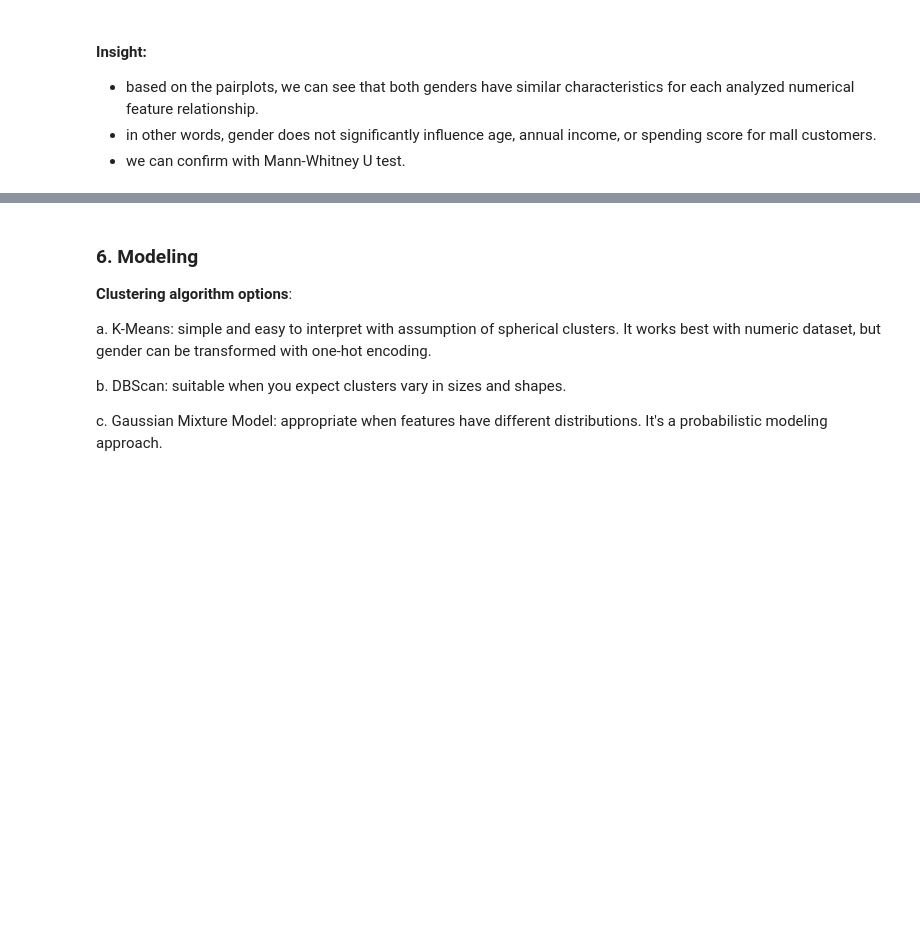
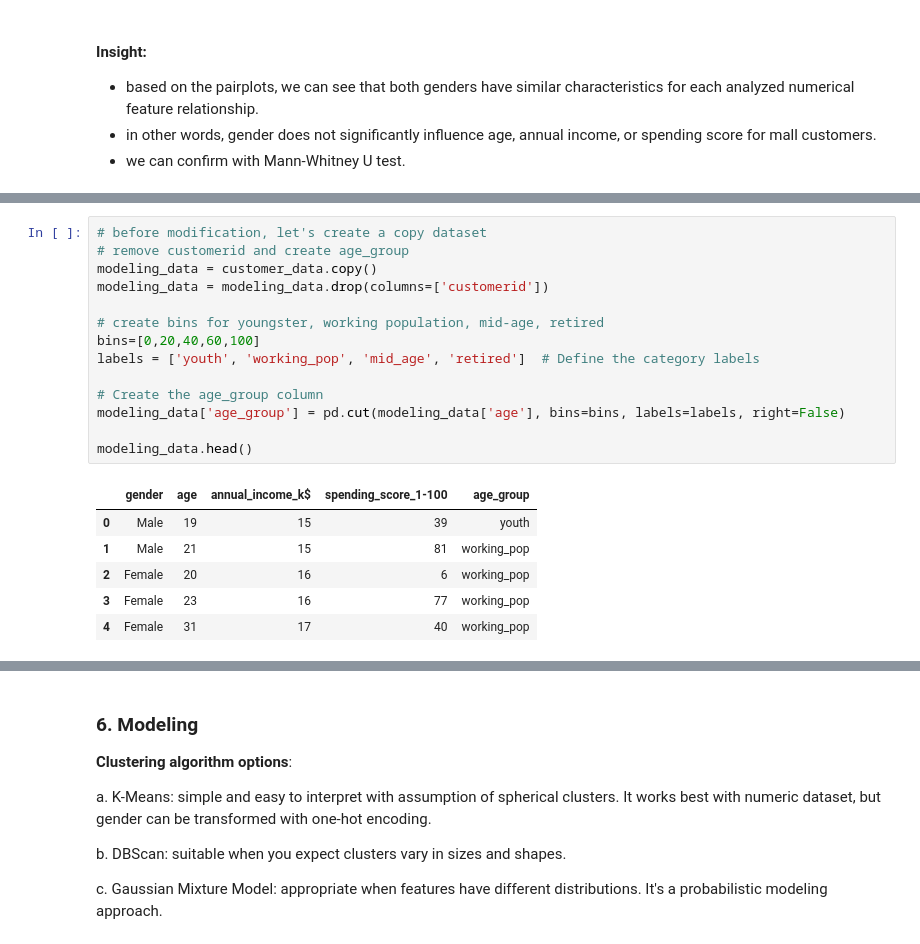
Before and after one commit to catherinehelenna/Market-Basket-Analysis, a Jupyter notebook: modeling.ipynb, the cells around one changed output, grey strips where cells are left out. Drawn from its saved outputs; the diff is of its cells as text; blank space fills up the shorter version.

```diff
--- a/modeling.ipynb
+++ b/modeling.ipynb
@@ -186,0 +256,21 @@ plt.show()
+# %%
+# before modification, let's create a copy dataset
+# remove customerid and create age_group
+modeling_data = customer_data.copy()
+modeling_data = modeling_data.drop(columns=['customerid'])
+
+# create bins for youngster, working population, mid-age, retired
+bins=[0,20,40,60,100]
+labels = ['youth', 'working_pop', 'mid_age', 'retired']  # Define the category labels
+
+# Create the age_group column
+modeling_data['age_group'] = pd.cut(modeling_data['age'], bins=bins, labels=labels, right=False)
+
+modeling_data.head()
+# %% [output]
+|  | gender | age | annual_income_k$ | spending_score_1-100 | age_group |
+| 0 | Male | 19 | 15 | 39 | youth |
+| 1 | Male | 21 | 15 | 81 | working_pop |
+| 2 | Female | 20 | 16 | 6 | working_pop |
+| 3 | Female | 23 | 16 | 77 | working_pop |
+| 4 | Female | 31 | 17 | 40 | working_pop |
```
Also changed, not shown: parts of 22 cells of this notebook.
